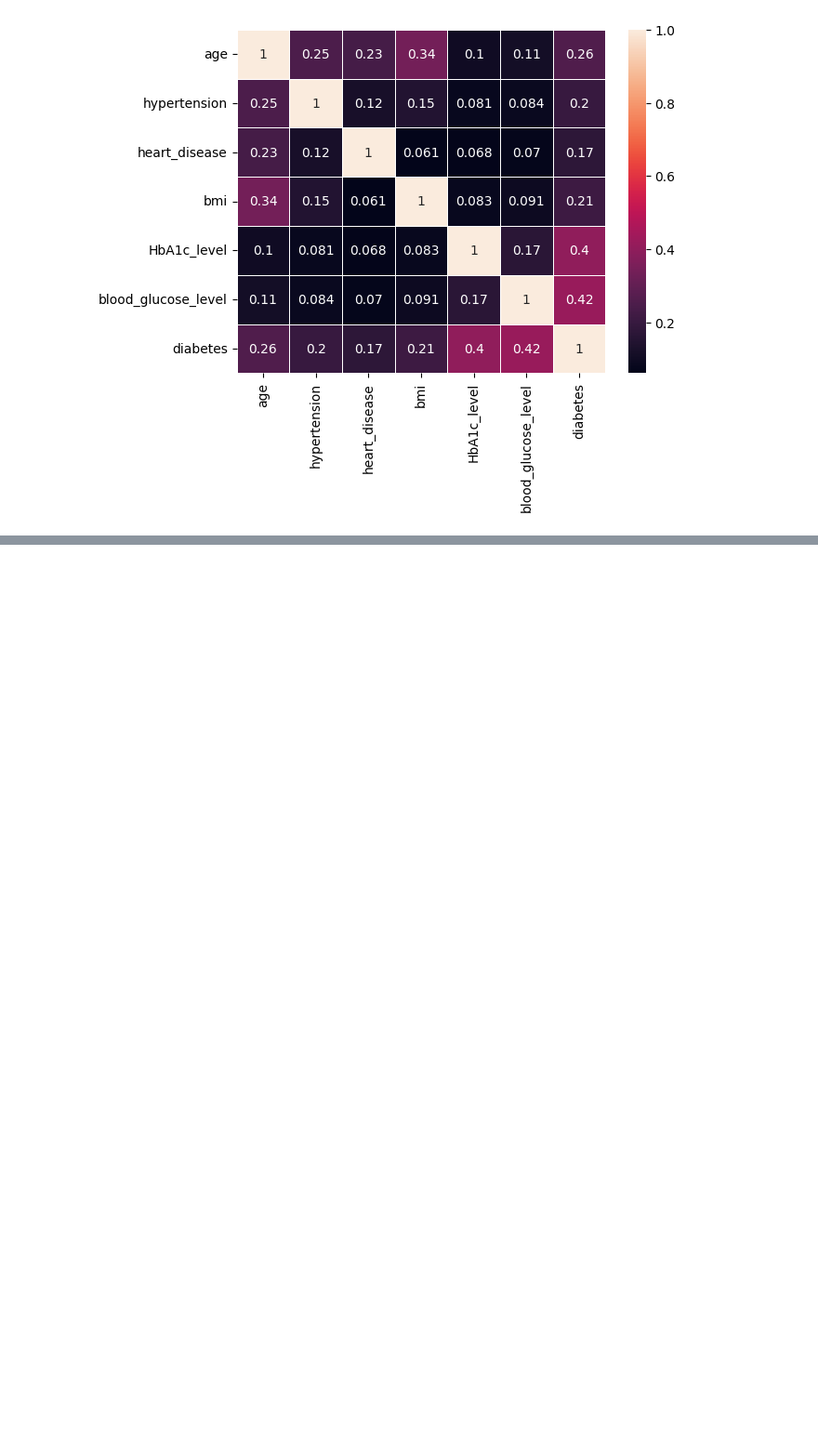
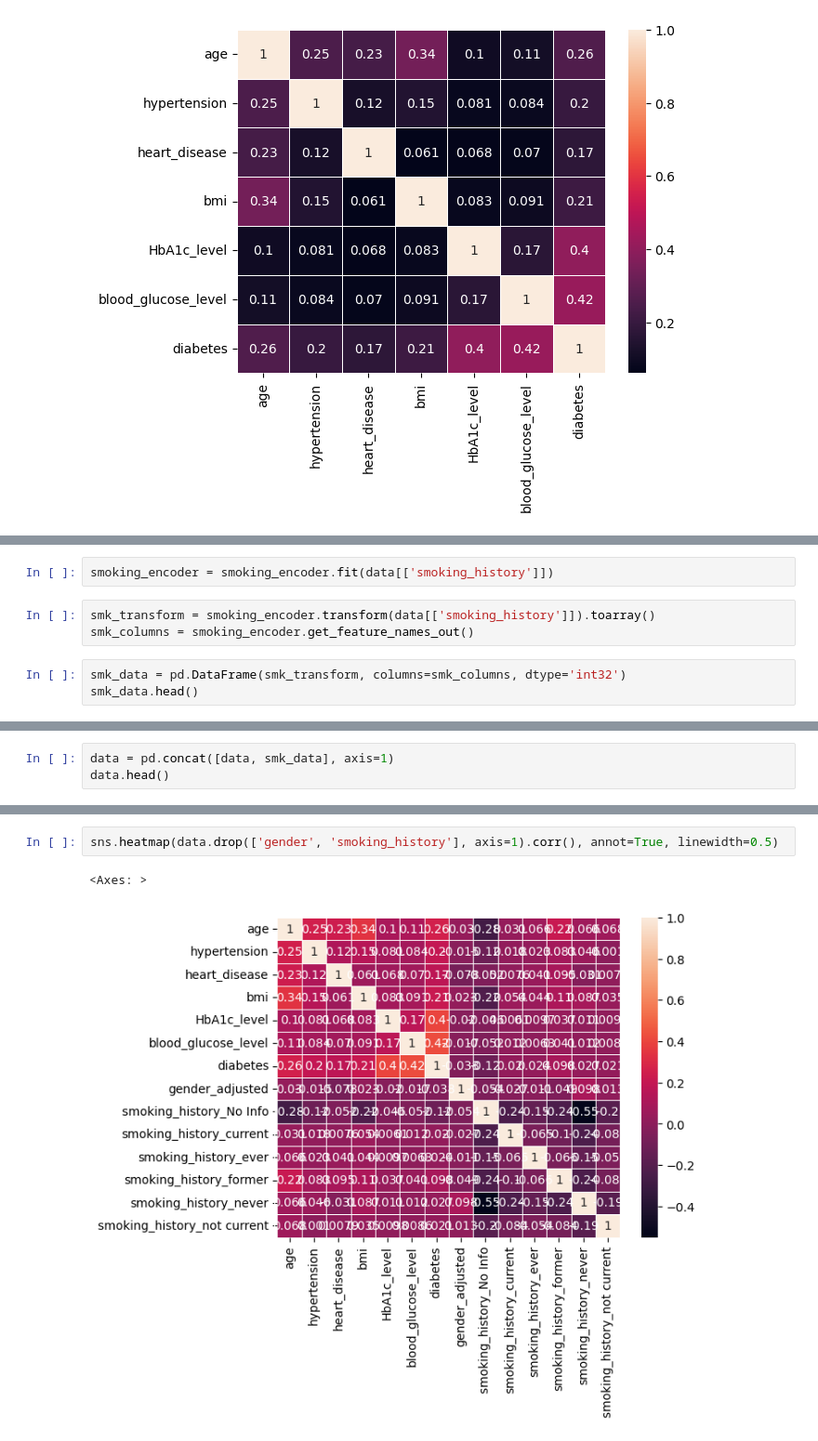
Before and after one commit to Mannelz/Diabetes-Predictions, a Jupyter notebook: knn.ipynb, the cells around one changed output, grey strips where cells are left out. Shown at 93% size. Drawn from its saved outputs; the diff is of its cells as text; blank space fills up the shorter version.

Commit message:
create data processing

```diff
--- a/knn.ipynb
+++ b/knn.ipynb
@@ -114,0 +141,8 @@ sns.heatmap(data.drop(['gender', 'smoking_history'], axis=1).corr(), annot=True,
+# %%
+smoking_encoder = smoking_encoder.fit(data[['smoking_history']])
+# %%
+smk_transform = smoking_encoder.transform(data[['smoking_history']]).toarray()
+smk_columns = smoking_encoder.get_feature_names_out()
+# %%
+smk_data = pd.DataFrame(smk_transform, columns=smk_columns, dtype='int32')
+smk_data.head()
@@ -114,0 +156,3 @@ sns.heatmap(data.drop(['gender', 'smoking_history'], axis=1).corr(), annot=True,
+# %%
+data = pd.concat([data, smk_data], axis=1)
+data.head()
@@ -114,0 +166,5 @@ sns.heatmap(data.drop(['gender', 'smoking_history'], axis=1).corr(), annot=True,
+# %%
+sns.heatmap(data.drop(['gender', 'smoking_history'], axis=1).corr(), annot=True, linewidth=0.5)
+# %% [output]
+<Axes: >
+[figure, added]
```
Also changed, not shown: parts of 8 cells of this notebook.
